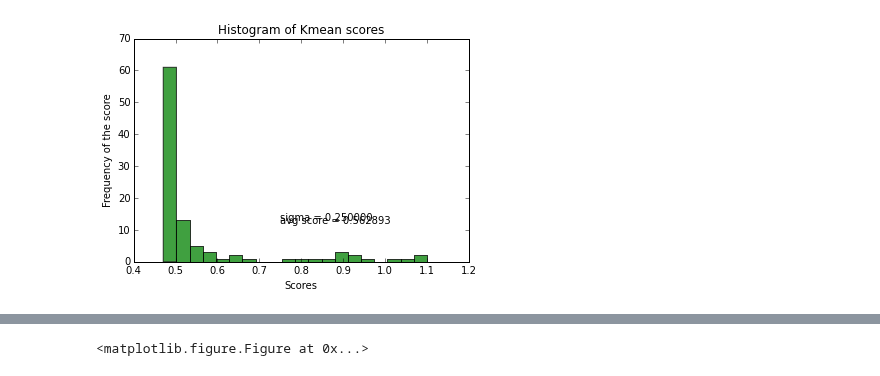
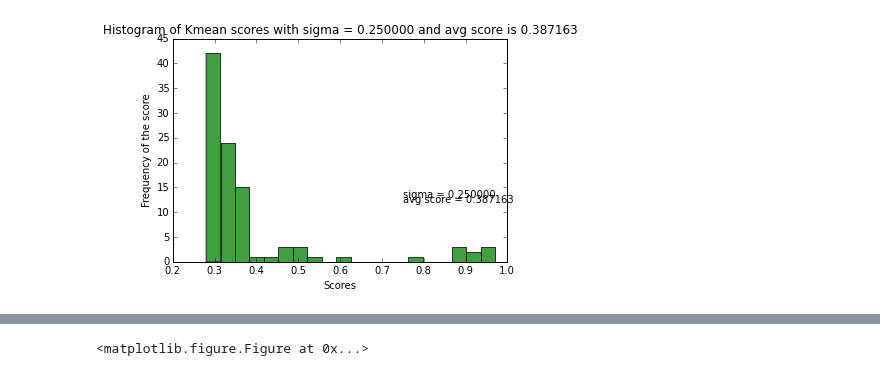
Before and after one commit to RuiqingQiu/K-Mean, a Jupyter notebook: kmeans.ipynb, the cells around one changed output, grey strips where cells are left out. Cells and saved outputs as stored; diff of their text form; code cells hidden in the pictures.

```diff
--- a/kmeans.ipynb
+++ b/kmeans.ipynb
@@ -188,0 +186,7 @@ true center is  [[ 0.25666313 -0.22577341]
+# %%
+#color list
+color_list = ([1,0,0],[0,1,0],[0,0,1],[1,1,0],[0,1,1],[1,1,0.7],[0.7,1,0],[1,0,0.7],[0.5,0.5,0], [0.5, 0, 0.5])
+
+#first create a dummy data object
+d = Data(1000, 2, 3)
+d.generate_data(2, 0.9, 3, 1000)
@@ -202,14 +210,14 @@ pylab.clf()
 <matplotlib.figure.Figure at 0x...>
 # %%
 # expriment starts
-res1, idx1 = kmeans2(data_set, k)
-score = math.sqrt(d.error_calculate(res1) / (sigma * sigma * p))
+res1, idx1 = kmeans2(d.data_set, d.k)
+score = d.error_calculate(res1)
 print "kmean score is ", score
 
 # first graph - kmean
 colors = ([color_list[i] for i in idx1])
 pylab.title("k mean result")
-pylab.scatter(data_set[:,0],data_set[:,1], c=colors)
+pylab.scatter(d.data_set[:,0],d.data_set[:,1], c=colors)
 # hetagon means true center
 pylab.figtext(0.135,0.85,'H is true center')
 pylab.figtext(0.135,0.8,'Star:kmean center')
@@ -296,50 +308,51 @@ average score is:  1.42881427619
 # %%
 # Experiment 3: Adding some easy points to the list to teach the sequential kmean
 # see if sequential kmean does, do the histogram compared to without teaching one
 #num_of_teaching_signal = k + k/2 #this is for higher dimensional data
-num_of_teaching_signal = 10
-small_sigma = 0.25
-score_list_kmean = []
-score_list_skmean = []
-sigma_list = [0.25,0.0625,0.02,0.01]
-for small_sigma in sigma_list:
+def experiment3():
+    num_of_teaching_signal = 10
     score_list_kmean = []
     score_list_skmean = []
-    #give 10 easy points
-    teaching_data_set = d.generate_mult_normal_based_prob(PIs, means,
-                                                      small_sigma * small_sigma * identity_matrix, num_of_teaching_signal)
-    tmp_data_set = np.concatenate((teaching_data_set, data_set))
+    sigma_list = [0.25,0.0625,0.02,0.01]
+    for small_sigma in sigma_list:
+        score_list_kmean = []
+        score_list_skmean = []
+        #give 10 easy points
+        teaching_data_set = d.generate_mult_normal_based_prob(d.PIs, d.means,
+                                                          small_sigma * small_sigma * d.identity_matrix, num_of_teaching_signal)
+        tmp_data_set = np.concatenate((teaching_data_set, d.data_set))
 
-    # running the data on kmean with 20 rounds and obtain an average score
-    num_of_iterations = 100
-    for i in range(num_of_iterations):
-        res1, idx1 = kmeans2(tmp_data_set, k)
-        score_list_kmean.append(math.sqrt(d.error_calculate(res1) / (sigma * sigma * p)))
-    avg_score = sum(score_list_kmean)/len(score_list_kmean)
-    plt.xlabel('Scores')
-    plt.ylabel('Frequency of the score')
-    plt.title(r'Histogram of Kmean scores')
-    plt.text(0.75,13,'sigma = %f' % small_sigma)
-    plt.text(0.75,12,'avg score = %f ' %avg_score)
-    n, bins, patches = plt.hist(score_list_kmean,20,normed=0,facecolor="green",alpha=0.75)
-    plt.show()
-    pylab.clf()
+        # running the data on kmean with 20 rounds and obtain an average score
+        num_of_iterations = 100
+        for i in range(num_of_iterations):
+            res1, idx1 = kmeans2(tmp_data_set, d.k)
+            score_list_kmean.append(d.error_calculate(res1))
+        avg_score = sum(score_list_kmean)/len(score_list_kmean)
+        plt.xlabel('Scores')
+        plt.ylabel('Frequency of the score')
+        plt.title(r'Histogram of Kmean scores with sigma = %f and avg score is %f ' % (small_sigma, avg_score))
+        plt.text(0.75,13,'sigma = %f' % small_sigma)
+        plt.text(0.75,12,'avg score = %f ' %avg_score)
+        n, bins, patches = plt.hist(score_list_kmean,20,normed=0,facecolor="green",alpha=0.75)
+        plt.show()
+        pylab.clf()
 
-    for i in range(num_of_iterations):
-        # res1, idx1 = sequential_kmean(np.random.permutation(data_set) , k)
-        # tmp_data_set = np.concatenate((teaching_data_set, np.random.permutation(data_set)))
-        tmp_data_set = np.concatenate((np.random.permutation(teaching_data_set), data_set))
-        res1, idx1 = sequential_kmean(tmp_data_set , k)
-        score_list_skmean.append(math.sqrt(d.error_calculate(res1) / (sigma * sigma * p)))
-    avg_score = sum(score_list_skmean)/len(score_list_skmean)
-    plt.xlabel('Scores')
-    plt.ylabel('Frequency of the score')
-    plt.title(r'Histogram of Squential Kmean scores')
-    plt.text(0.8,18,'sigma = %f' % small_sigma)
-    plt.text(0.8,15,'avg score = %f ' %avg_score)
-    #plt.bar(range(num_of_iterations), score_list)
-    n, bins, patches = plt.hist(score_list_skmean,20,normed=0,facecolor="blue",alpha=0.75)
-    plt.show()
-    pylab.clf()
+        for i in range(num_of_iterations):
+            # res1, idx1 = sequential_kmean(np.random.permutation(data_set) , k)
+            # tmp_data_set = np.concatenate((teaching_data_set, np.random.permutation(data_set)))
+            tmp_data_set = np.concatenate((np.random.permutation(teaching_data_set), d.data_set))
+            res1, idx1 = sequential_kmean(tmp_data_set , d.k)
+            score_list_skmean.append(d.error_calculate(res1))
+        avg_score = sum(score_list_skmean)/len(score_list_skmean)
+        plt.xlabel('Scores')
+        plt.ylabel('Frequency of the score')
+        plt.title(r'Histogram of Squential Kmean score with sigma = %f and avg score is %f ' % (small_sigma, avg_score))
+        plt.text(1,1,'sigma = %f' % small_sigma)
+        plt.text(0.8,15,'avg score = %f ' %avg_score)
+        #plt.bar(range(num_of_iterations), score_list)
+        n, bins, patches = plt.hist(score_list_skmean,20,normed=0,facecolor="blue",alpha=0.75)
+        plt.show()
+        pylab.clf()
+experiment3()
 # %% [output]
-[figure, old version]
+[figure, new version]
```
Also changed, not shown: parts of 11 cells of this notebook.
